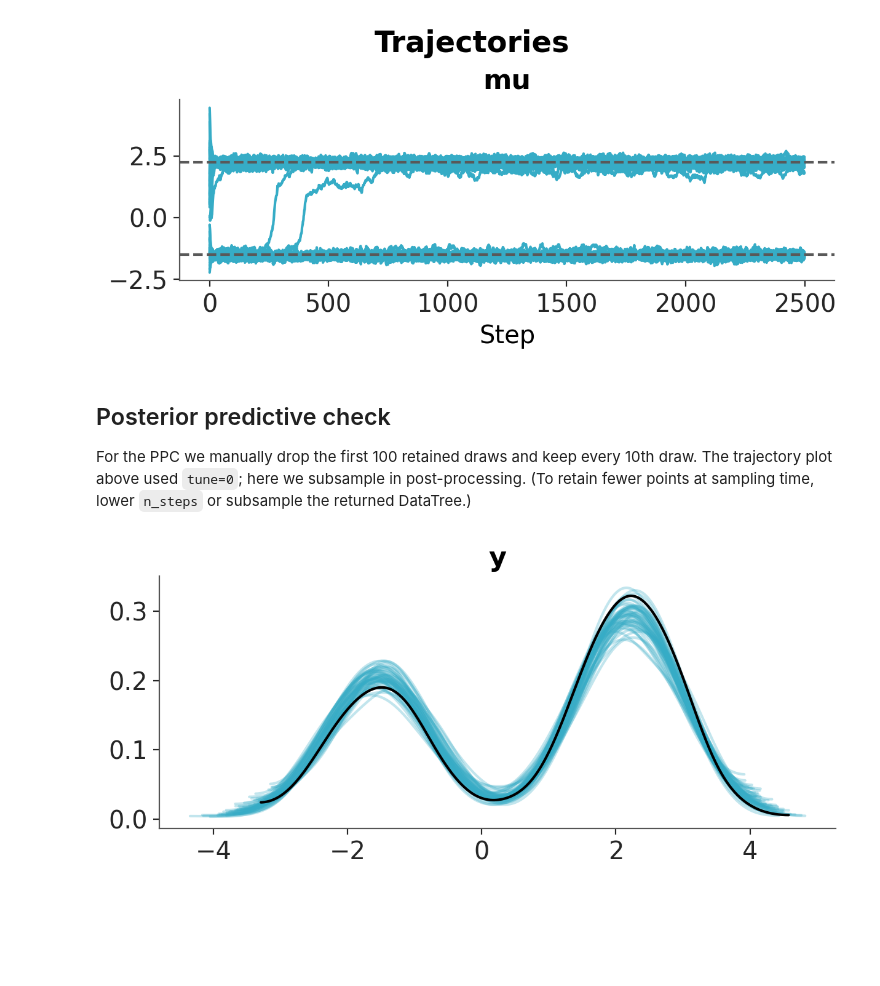
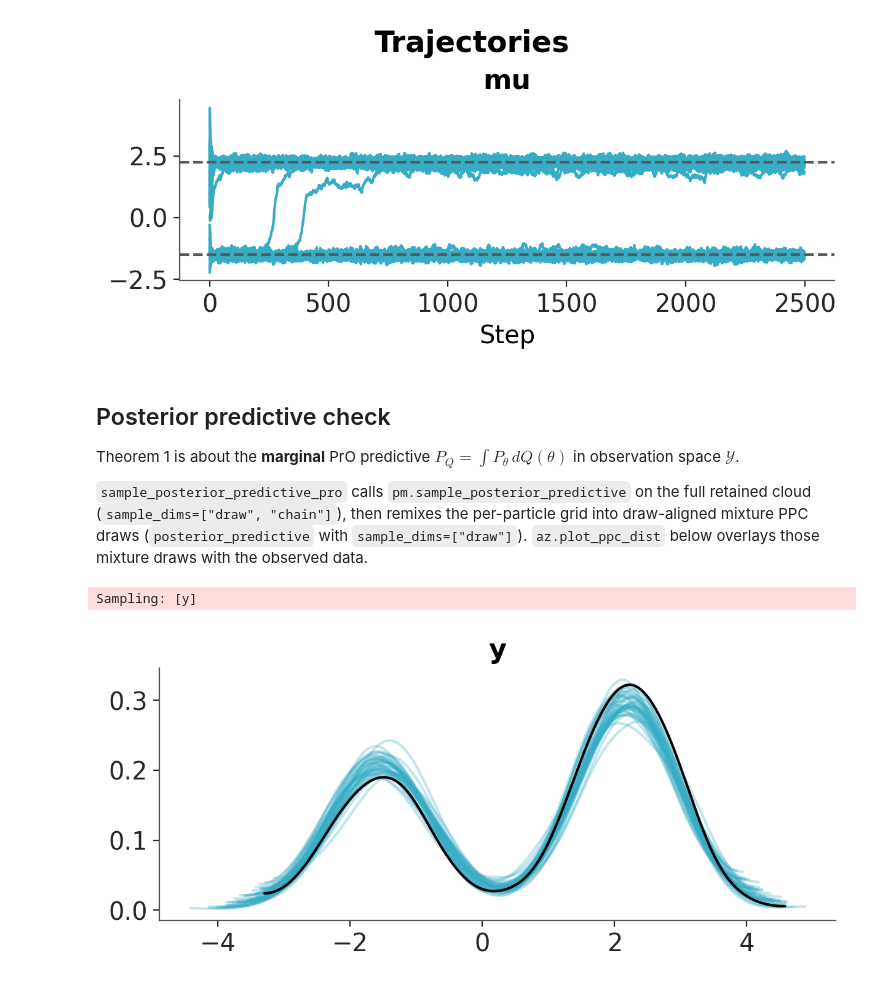
Before and after one commit to pymc-devs/pymc-prop, a Jupyter notebook: examples/bimodal_gaussian.ipynb, the cells around one changed output. Saved outputs shown, nothing was run; the diff lists cells and outputs as text; code cells hidden in the pictures; blank space fills up the shorter version.

```diff
--- a/examples/bimodal_gaussian.ipynb
+++ b/examples/bimodal_gaussian.ipynb
@@ -115,6 +124,14 @@ pc.add_title("Trajectories")
 # %% [markdown]
 ## Posterior predictive check
 
-For the PPC we manually drop the first 100 retained draws and keep every 10th draw. The trajectory plot above used `tune=0`; here we subsample in post-processing. (To retain fewer points at sampling time, lower `n_steps` or subsample the returned DataTree.)
+Theorem 1 is about the **marginal** PrO predictive $P_Q = \int P_\theta\, dQ(\theta)$ in observation space $\mathcal{Y}$.
+
+`sample_posterior_predictive_pro` calls `pm.sample_posterior_predictive` on the full retained cloud (`sample_dims=["draw", "chain"]`), then remixes the per-particle grid into draw-aligned mixture PPC draws (`posterior_predictive` with `sample_dims=["draw"]`). `az.plot_ppc_dist` below overlays those mixture draws with the observed data.
 # %%
-dt_bi = dt.filter(lambda node: "draw" in node.dims).sel(draw=slice(100, None, 10))
+ppc_dt = pro.sample_posterior_predictive_pro(
+    dt,
+    model=model,
+    random_seed=SEED,
+)
+# %% [output]
+Sampling: [y]
@@ -135,4 +138,4 @@ dt["posterior_predictive"] = y_pp
 # %%
-az.plot_ppc_dist(dt, sample_dims=["draws"]);
+az.plot_ppc_dist(ppc_dt, num_samples=40);
 # %% [output]
-[figure, old version]
+[figure, new version]
```
Also changed, not shown: parts of 6 cells of this notebook, 9 other files.
